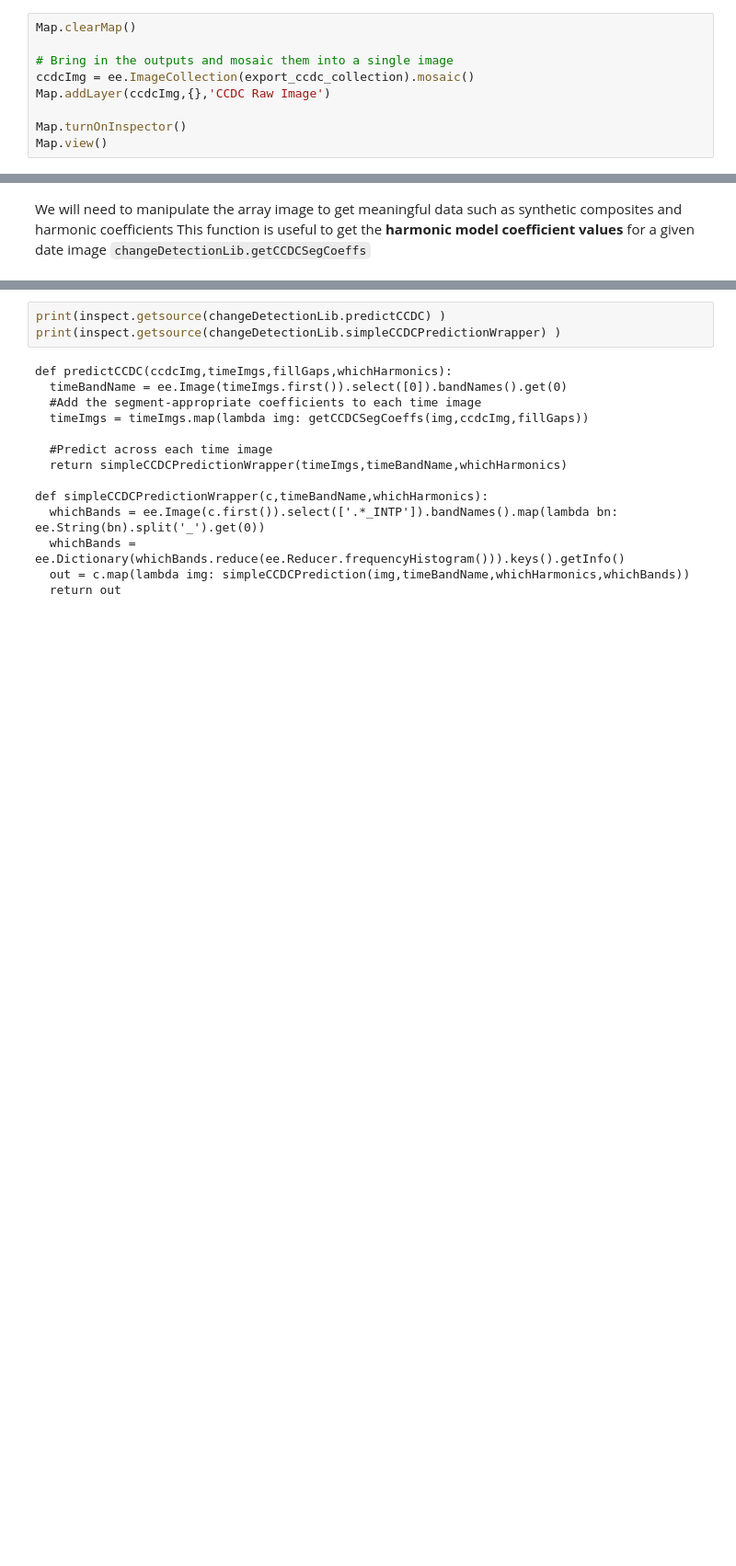
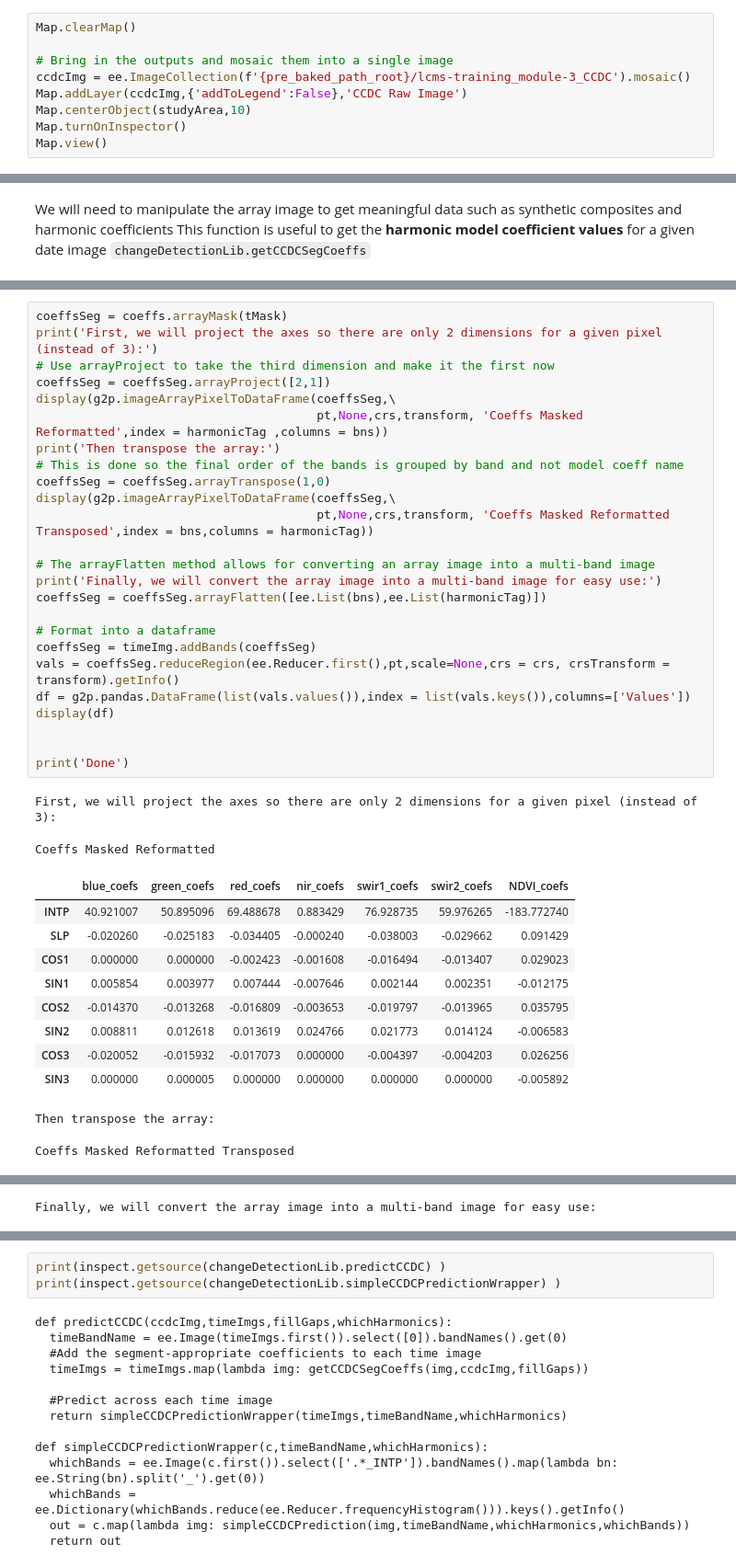
Before and after one commit to redcastle-resources/lcms-training, a Jupyter notebook: 3.2-CCDC_and_Scaling_Over_Large_Areas.ipynb, the cells around one changed output, grey strips where cells are left out. Shown: that part at 92% size. Saved outputs shown, nothing was run; the diff lists cells and outputs as text; blank space fills up the shorter version.

Commit message:
CCDC module updates

```diff
--- a/3.2-CCDC_and_Scaling_Over_Large_Areas.ipynb
+++ b/3.2-CCDC_and_Scaling_Over_Large_Areas.ipynb
@@ -504,9 +546,9 @@ NOTE: color scheme of output in viewer doesn't match legend
 Map.clearMap()
 
 # Bring in the outputs and mosaic them into a single image
-ccdcImg = ee.ImageCollection(export_ccdc_collection).mosaic()
-Map.addLayer(ccdcImg,{},'CCDC Raw Image')
-
+ccdcImg = ee.ImageCollection(f'{pre_baked_path_root}/lcms-training_module-3_CCDC').mosaic()
+Map.addLayer(ccdcImg,{'addToLegend':False},'CCDC Raw Image')
+Map.centerObject(studyArea,10)
 Map.turnOnInspector()
 Map.view()
 # %% [output]
@@ -657,0 +821,39 @@ Workbench Proxy URL: https://3b40cb8a2076f1b6-dot-us-west3.notebooks.googleuserc
+# %%
+coeffsSeg = coeffs.arrayMask(tMask)
+print('First, we will project the axes so there are only 2 dimensions for a given pixel (instead of 3):')
+# Use arrayProject to take the third dimension and make it the first now
+coeffsSeg = coeffsSeg.arrayProject([2,1])
+display(g2p.imageArrayPixelToDataFrame(coeffsSeg,\
+                                       pt,None,crs,transform, 'Coeffs Masked Reformatted',index = harmonicTag ,columns = bns))
+print('Then transpose the array:')
+# This is done so the final order of the bands is grouped by band and not model coeff name
+coeffsSeg = coeffsSeg.arrayTranspose(1,0)
+display(g2p.imageArrayPixelToDataFrame(coeffsSeg,\
+                                       pt,None,crs,transform, 'Coeffs Masked Reformatted Transposed',index = bns,columns = harmonicTag))
+
+# The arrayFlatten method allows for converting an array image into a multi-band image
+print('Finally, we will convert the array image into a multi-band image for easy use:')
+coeffsSeg = coeffsSeg.arrayFlatten([ee.List(bns),ee.List(harmonicTag)])
+
+# Format into a dataframe
+coeffsSeg = timeImg.addBands(coeffsSeg)
+vals = coeffsSeg.reduceRegion(ee.Reducer.first(),pt,scale=None,crs = crs, crsTransform = transform).getInfo()
+df = g2p.pandas.DataFrame(list(vals.values()),index = list(vals.keys()),columns=['Values'])
+display(df)
+
+
+print('Done')
+# %% [output]
+First, we will project the axes so there are only 2 dimensions for a given pixel (instead of 3):
+Coeffs Masked Reformatted
+|  | blue_coefs | green_coefs | red_coefs | nir_coefs | swir1_coefs | swir2_coefs | NDVI_coefs |
+| INTP | 40.921007 | 50.895096 | 69.488678 | 0.883429 | 76.928735 | 59.976265 | -183.772740 |
+| SLP | -0.020260 | -0.025183 | -0.034405 | -0.000240 | -0.038003 | -0.029662 | 0.091429 |
+| COS1 | 0.000000 | 0.000000 | -0.002423 | -0.001608 | -0.016494 | -0.013407 | 0.029023 |
+| SIN1 | 0.005854 | 0.003977 | 0.007444 | -0.007646 | 0.002144 | 0.002351 | -0.012175 |
+| COS2 | -0.014370 | -0.013268 | -0.016809 | -0.003653 | -0.019797 | -0.013965 | 0.035795 |
+| SIN2 | 0.008811 | 0.012618 | 0.013619 | 0.024766 | 0.021773 | 0.014124 | -0.006583 |
+| COS3 | -0.020052 | -0.015932 | -0.017073 | 0.000000 | -0.004397 | -0.004203 | 0.026256 |
+| SIN3 | 0.000000 | 0.000005 | 0.000000 | 0.000000 | 0.000000 | 0.000000 | -0.005892 |
+Then transpose the array:
+Coeffs Masked Reformatted Transposed
@@ -657,0 +868 @@ Workbench Proxy URL: https://3b40cb8a2076f1b6-dot-us-west3.notebooks.googleuserc
+Finally, we will convert the array image into a multi-band image for easy use:
```
Also changed, not shown: parts of 42 cells of this notebook, 2 other files.
